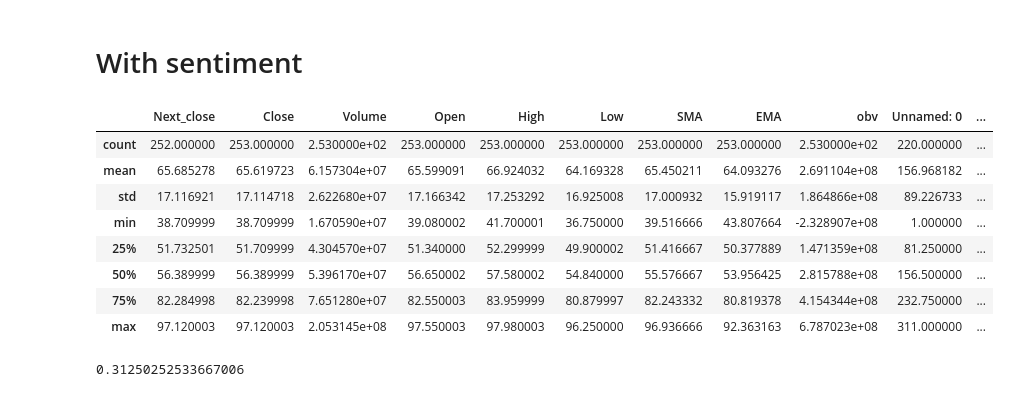
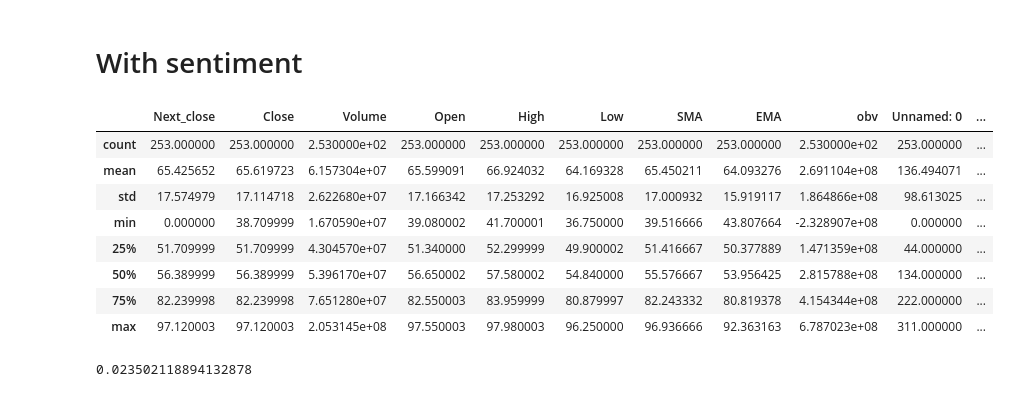
Before and after one commit to AedinMcCann/Thesis, a Jupyter notebook: FINAL_AMD_Rolling_Linear_submissions.ipynb, the cells around one changed output. Cells and saved outputs as stored; diff of their text form; code cells hidden in the pictures.

```diff
--- a/FINAL_AMD_Rolling_Linear_submissions.ipynb
+++ b/FINAL_AMD_Rolling_Linear_submissions.ipynb
@@ -226,20 +214,19 @@ RMSE
 # %%
 sent = pd.read_csv('AMD_sentiment_submissions.csv')
 sent = sent.rename(columns={'date':'Date'})
 sent['Date'] = pd.to_datetime(sent['Date'])
 df = pd.merge(df, sent, on = 'Date', how = 'left')
-#df = df.fillna(0)
-
+df = df.fillna(0)
 df.describe()
 # %% [output]
 |  | Next_close | Close | Volume | Open | High | Low | SMA | EMA | obv | Unnamed: 0 | ... |
-| count | 252.000000 | 253.000000 | 2.530000e+02 | 253.000000 | 253.000000 | 253.000000 | 253.000000 | 253.000000 | 2.530000e+02 | 220.000000 | ... |
-| mean | 65.685278 | 65.619723 | 6.157304e+07 | 65.599091 | 66.924032 | 64.169328 | 65.450211 | 64.093276 | 2.691104e+08 | 156.968182 | ... |
-| std | 17.116921 | 17.114718 | 2.622680e+07 | 17.166342 | 17.253292 | 16.925008 | 17.000932 | 15.919117 | 1.864866e+08 | 89.226733 | ... |
-| min | 38.709999 | 38.709999 | 1.670590e+07 | 39.080002 | 41.700001 | 36.750000 | 39.516666 | 43.807664 | -2.328907e+08 | 1.000000 | ... |
-| 25% | 51.732501 | 51.709999 | 4.304570e+07 | 51.340000 | 52.299999 | 49.900002 | 51.416667 | 50.377889 | 1.471359e+08 | 81.250000 | ... |
-| 50% | 56.389999 | 56.389999 | 5.396170e+07 | 56.650002 | 57.580002 | 54.840000 | 55.576667 | 53.956425 | 2.815788e+08 | 156.500000 | ... |
-| 75% | 82.284998 | 82.239998 | 7.651280e+07 | 82.550003 | 83.959999 | 80.879997 | 82.243332 | 80.819378 | 4.154344e+08 | 232.750000 | ... |
+| count | 253.000000 | 253.000000 | 2.530000e+02 | 253.000000 | 253.000000 | 253.000000 | 253.000000 | 253.000000 | 2.530000e+02 | 253.000000 | ... |
+| mean | 65.425652 | 65.619723 | 6.157304e+07 | 65.599091 | 66.924032 | 64.169328 | 65.450211 | 64.093276 | 2.691104e+08 | 136.494071 | ... |
+| std | 17.574979 | 17.114718 | 2.622680e+07 | 17.166342 | 17.253292 | 16.925008 | 17.000932 | 15.919117 | 1.864866e+08 | 98.613025 | ... |
+| min | 0.000000 | 38.709999 | 1.670590e+07 | 39.080002 | 41.700001 | 36.750000 | 39.516666 | 43.807664 | -2.328907e+08 | 0.000000 | ... |
+| 25% | 51.709999 | 51.709999 | 4.304570e+07 | 51.340000 | 52.299999 | 49.900002 | 51.416667 | 50.377889 | 1.471359e+08 | 44.000000 | ... |
+| 50% | 56.389999 | 56.389999 | 5.396170e+07 | 56.650002 | 57.580002 | 54.840000 | 55.576667 | 53.956425 | 2.815788e+08 | 134.000000 | ... |
+| 75% | 82.239998 | 82.239998 | 7.651280e+07 | 82.550003 | 83.959999 | 80.879997 | 82.243332 | 80.819378 | 4.154344e+08 | 222.000000 | ... |
 | max | 97.120003 | 97.120003 | 2.053145e+08 | 97.550003 | 97.980003 | 96.250000 | 96.936666 | 92.363163 | 6.787023e+08 | 311.000000 | ... |
 # %%
 df = df[['Next_close', 'Close','Volume','Open','High','Low', "SMA", 'EMA', 'obv', 'average']]
@@ -275,7 +262,7 @@ MSE_sent = linear_sent['sq_er_sent'].sum()/len(linear_sent)
 RMSE_sent = math.sqrt(MSE_sent)
 RMSE_sent
 # %% [output]
-0.31250252533667006
+0.023502118894132878
 # %%
 AMD_linear = pd.merge(linear, linear_sent, on = 'actual')
 AMD_linear
```
Also changed, not shown: parts of 7 cells of this notebook.
